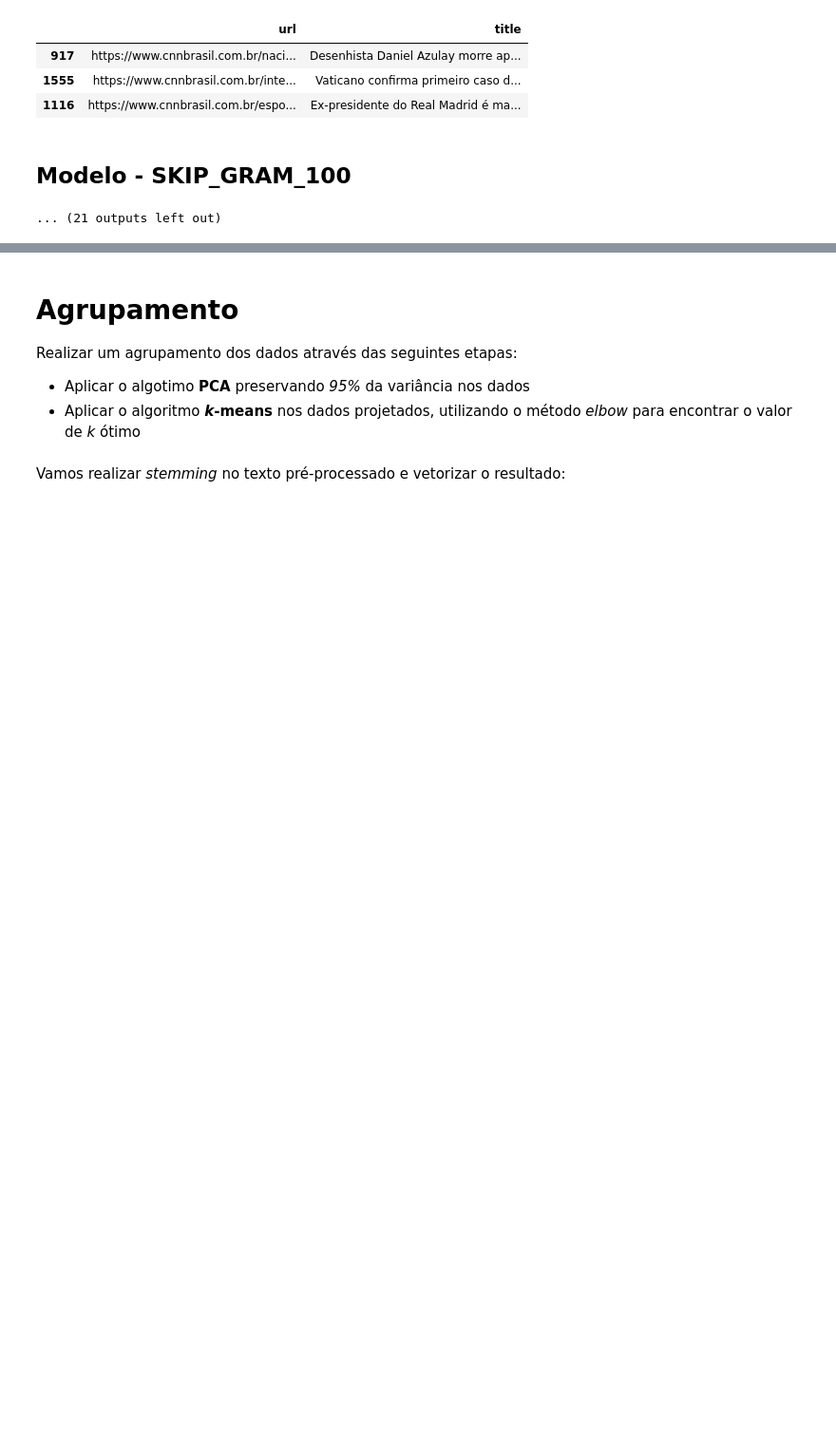
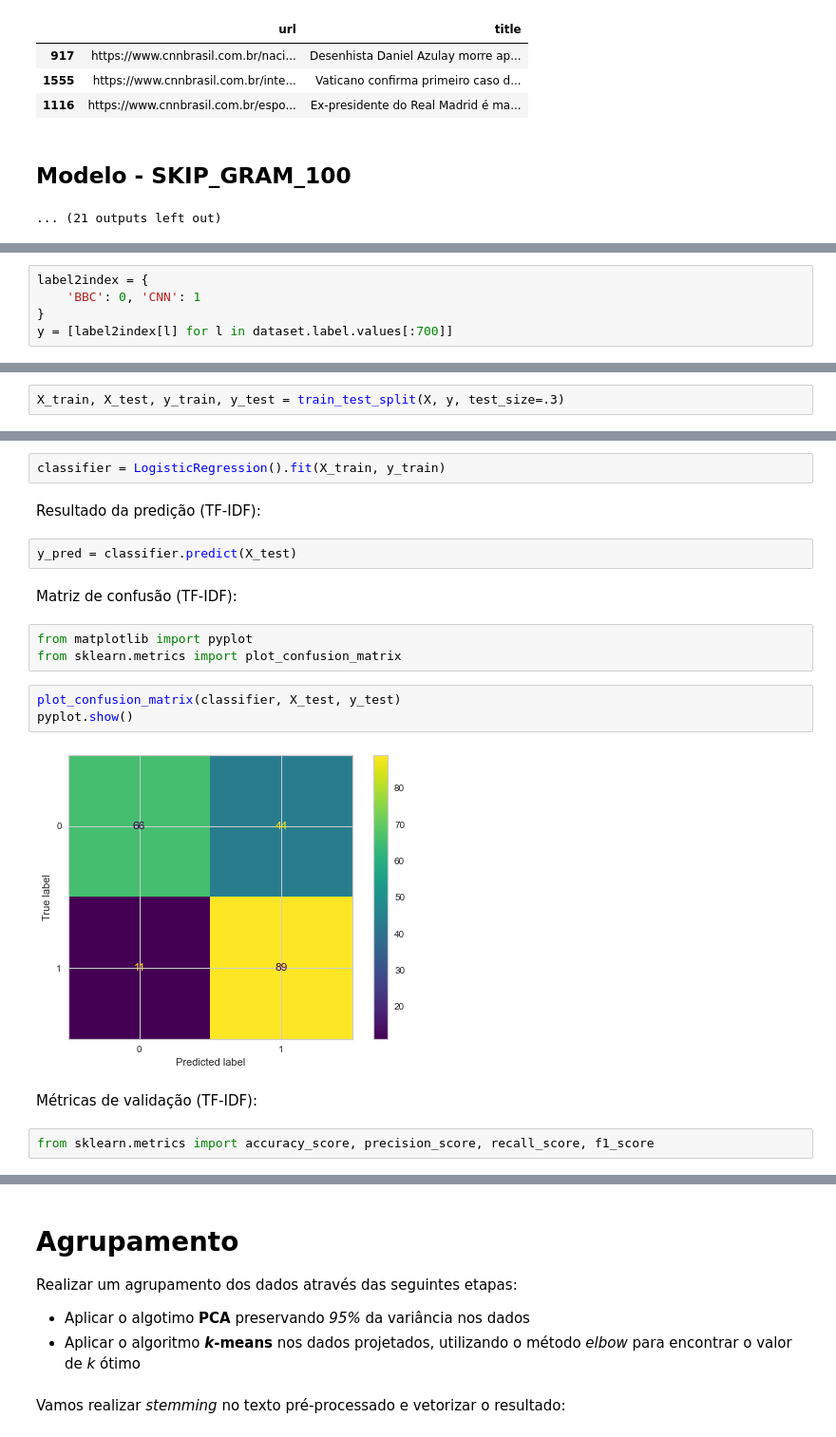
Before and after one commit to valeriojr/ecom063-pln, a Jupyter notebook: Processamento de linguagem natural - 5ª lista de exercícios.ipynb, the cells around one changed output, grey strips where cells are left out. Shown at 95% size. Cells and saved outputs as stored; diff of their text form; blank space fills up the shorter version.

```diff
--- a/Processamento de linguagem natural - 5ª lista de exercícios.ipynb
+++ b/Processamento de linguagem natural - 5ª lista de exercícios.ipynb
@@ -322,0 +349,5 @@ Modelo - SKIP_GRAM_100
+# %%
+label2index = {
+    'BBC': 0, 'CNN': 1
+}
+y = [label2index[l] for l in dataset.label.values[:700]]
@@ -322,0 +358,2 @@ Modelo - SKIP_GRAM_100
+# %%
+X_train, X_test, y_train, y_test = train_test_split(X, y, test_size=.3)
@@ -322,0 +368,20 @@ Modelo - SKIP_GRAM_100
+# %%
+classifier = LogisticRegression().fit(X_train, y_train)
+# %% [markdown]
+Resultado da predição (TF-IDF):
+# %%
+y_pred = classifier.predict(X_test)
+# %% [markdown]
+Matriz de confusão (TF-IDF):
+# %%
+from matplotlib import pyplot
+from sklearn.metrics import plot_confusion_matrix
+# %%
+plot_confusion_matrix(classifier, X_test, y_test)
+pyplot.show()
+# %% [output]
+[figure, added]
+# %% [markdown]
+Métricas de validação (TF-IDF):
+# %%
+from sklearn.metrics import accuracy_score, precision_score, recall_score, f1_score
```
Also changed, not shown: parts of 41 cells of this notebook.
